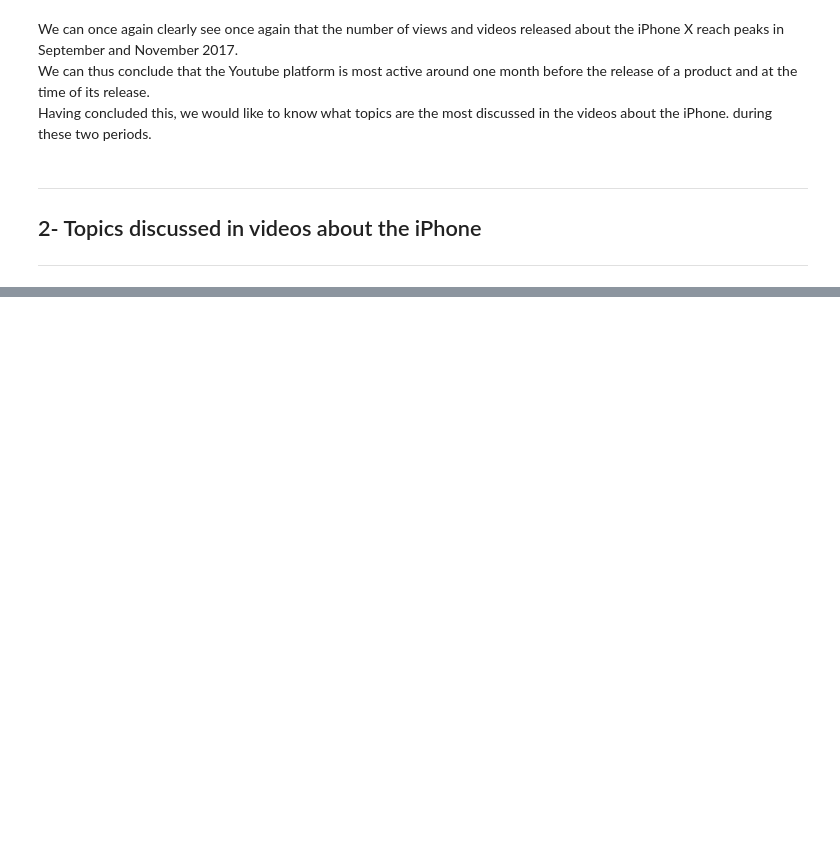
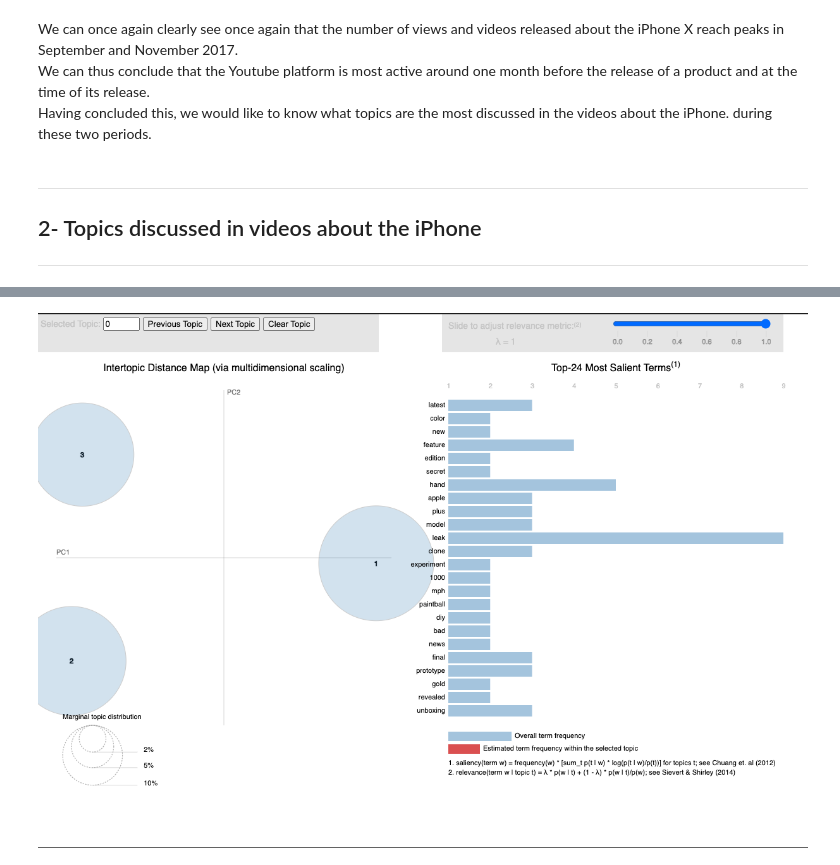
Before and after one commit to epfl-ada/ada-2023-project-datasquad2023, a Jupyter notebook: Ali.ipynb, the cells around one changed output, grey strips where cells are left out. Drawn from its saved outputs; the diff is of its cells as text; code cells hidden in the pictures; blank space fills up the shorter version.

```diff
--- a/Ali.ipynb
+++ b/Ali.ipynb
@@ -332,3 +364,7 @@ topic
+# %%
+Image(filename='pre-release.png')
+# %% [output]
+[figure, added]
 # %%
 get_lda_topics(release, 3, 10)
 # %% [output]
```
Also changed, not shown: parts of 11 cells of this notebook, 2 other files.
